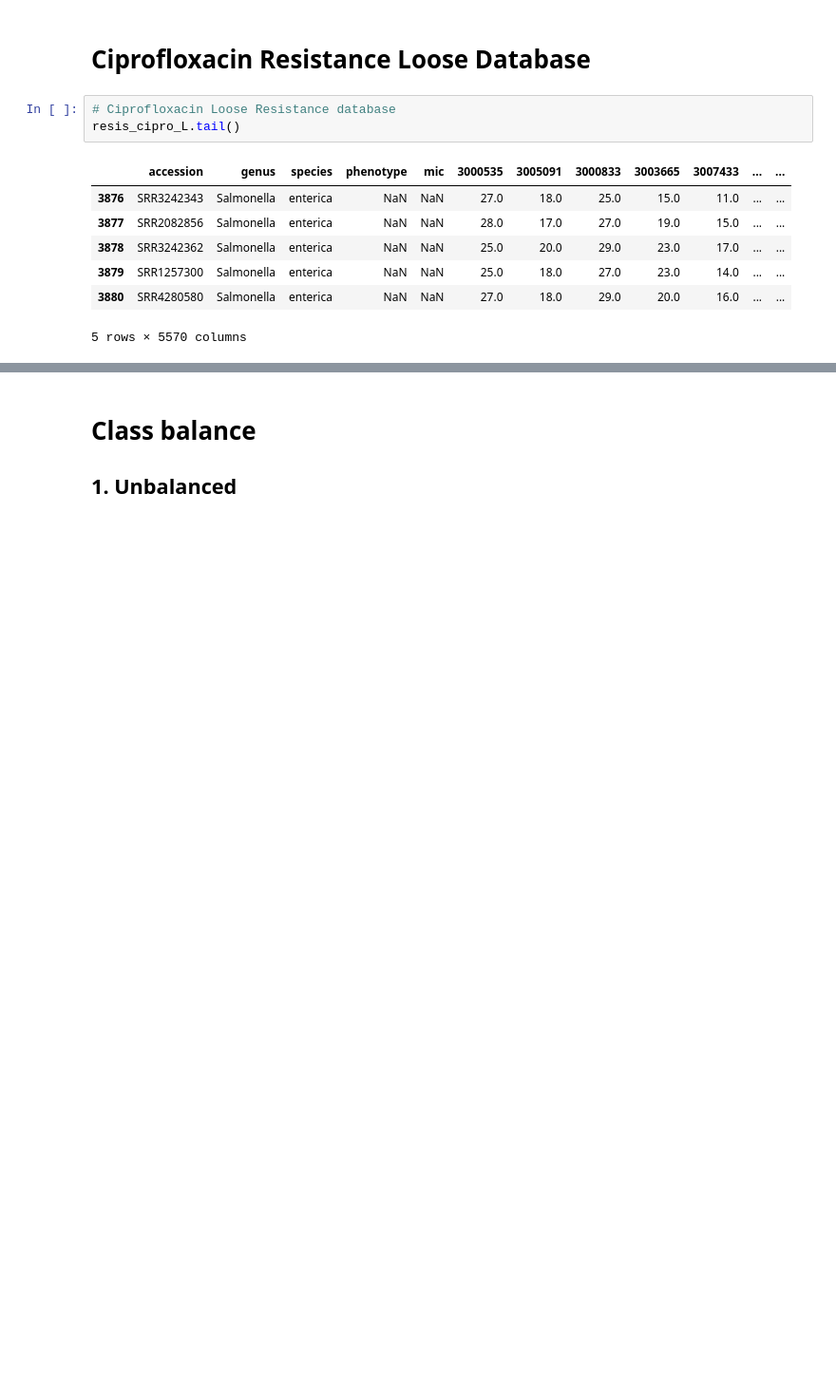
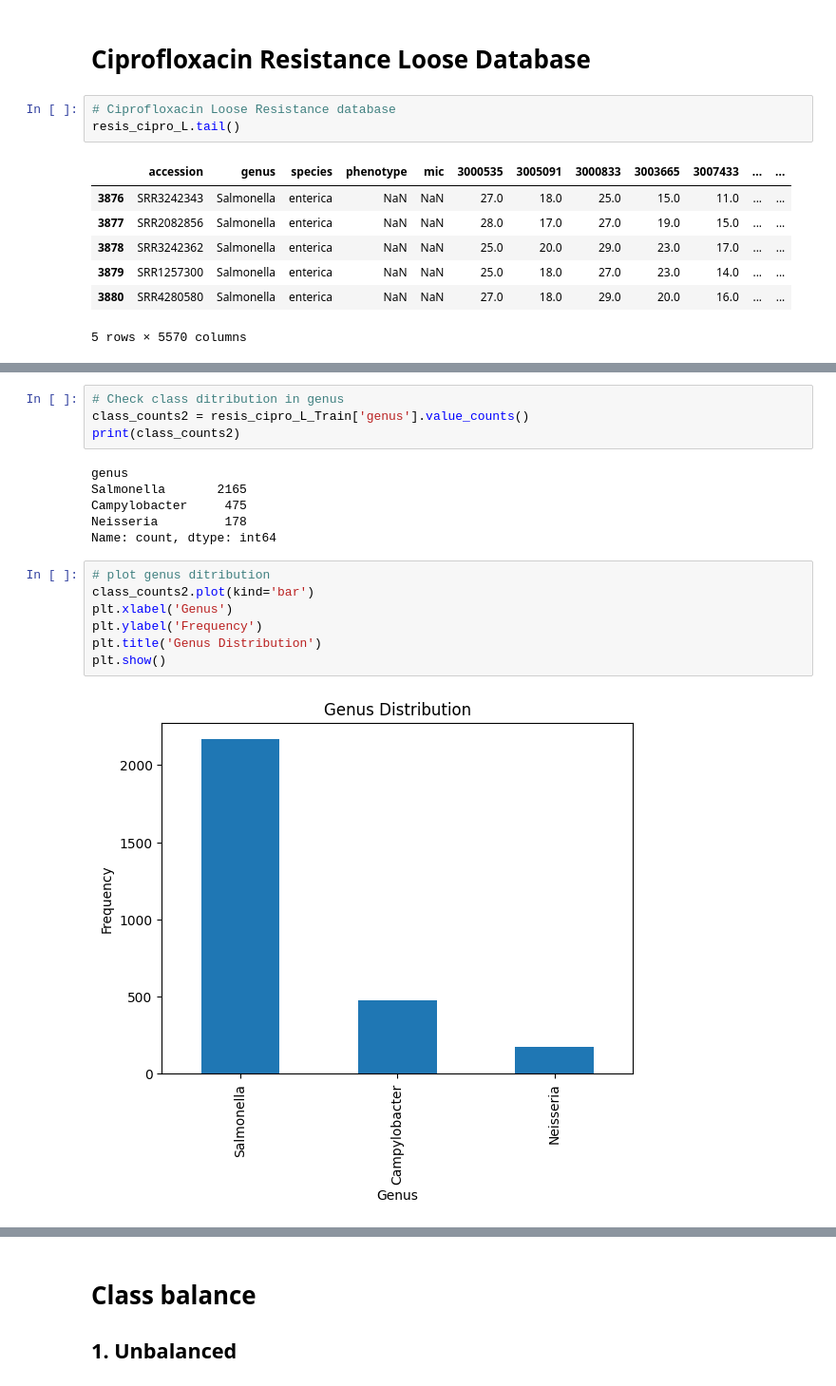
Before and after one commit to ccm-bioinfo/Camda24_resistance, a Jupyter notebook: Notebooks/group-2/EDA/EDA.ipynb, the cells around one changed output, grey strips where cells are left out. Shown at 95% size. Saved outputs shown, nothing was run; the diff lists cells and outputs as text; blank space fills up the shorter version.

```diff
--- a/Notebooks/group-2/EDA/EDA.ipynb
+++ b/Notebooks/group-2/EDA/EDA.ipynb
@@ -127,0 +138,19 @@ plt.show()
+# %%
+# Check class ditribution in genus
+class_counts2 = resis_cipro_L_Train['genus'].value_counts()
+print(class_counts2)
+# %% [output]
+genus
+Salmonella       2165
+Campylobacter     475
+Neisseria         178
+Name: count, dtype: int64
+# %%
+# plot genus ditribution
+class_counts2.plot(kind='bar')
+plt.xlabel('Genus')
+plt.ylabel('Frequency')
+plt.title('Genus Distribution')
+plt.show()
+# %% [output]
+[figure, added]
```
Also changed, not shown: parts of 49 cells of this notebook.
